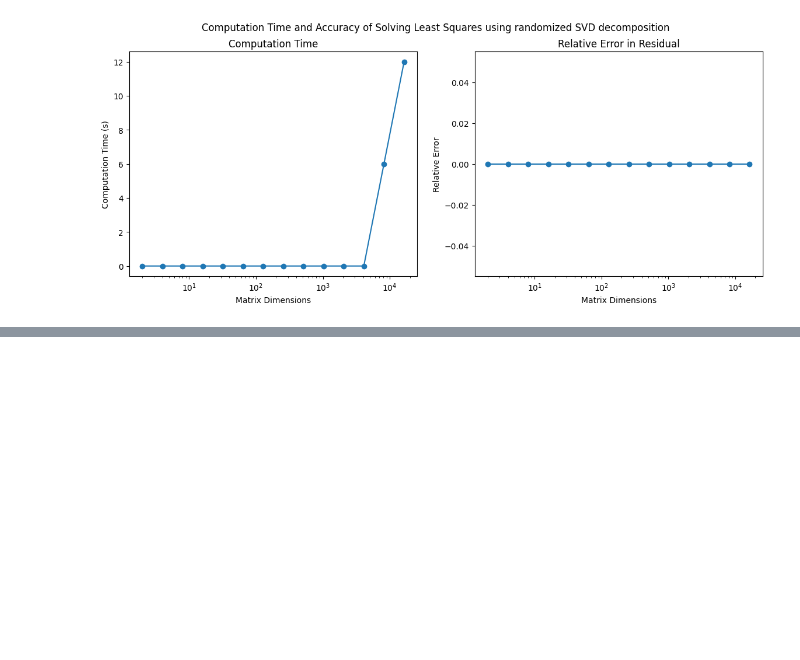
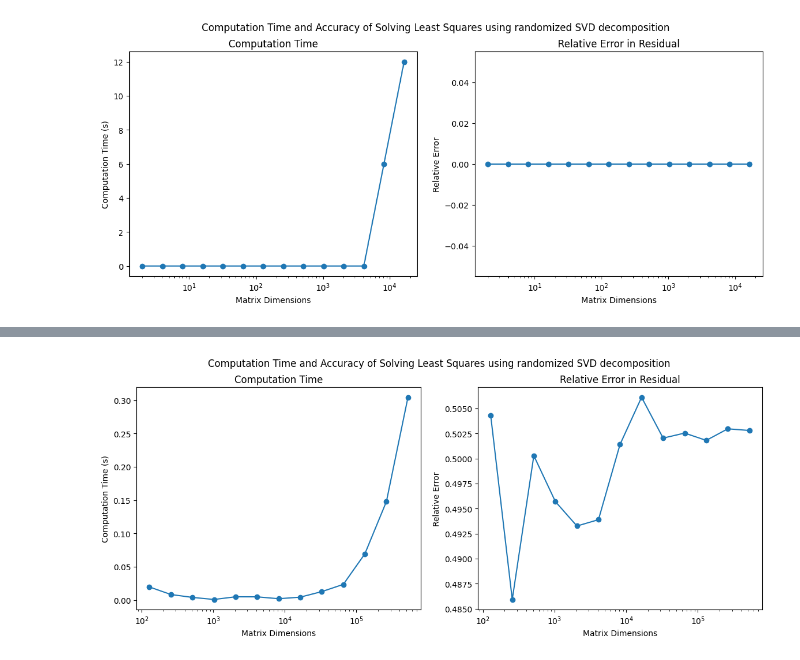
Before and after one commit to davism10/RandomizedSVD, a Jupyter notebook: Experiments/least_squares_test.ipynb, the cells around one changed output, grey strips where cells are left out. Saved outputs shown, nothing was run; the diff lists cells and outputs as text; code cells hidden in the pictures; blank space fills up the shorter version.

```diff
--- a/Experiments/least_squares_test.ipynb
+++ b/Experiments/least_squares_test.ipynb
@@ -324,0 +445,53 @@ plt.show()
+# %%
+# using randomized svd
+m_vals = 2 ** np.arange(7, 20)
+n_vals = 100 * np.ones_like(m_vals, dtype=int)
+
+rsvd_solve_errors = np.zeros_like(m_vals, dtype=float)
+rsvd_solve_runtimes = np.zeros_like(m_vals, dtype=float)
+
+for i, (m, n) in enumerate(zip(m_vals, n_vals)):
+
+    # randomly sample a linear system
+    A = uniform(size=(m, n))
+    b = uniform(size=m)
+
+    if m <= 100:
+        rank = m // 2
+    else:
+        rank = 10
+
+    if m <= 50:
+        prop = None
+    elif m <= 1000:
+        prop = 0.5
+    # elif m <= 5000:
+    #     prop = 0.1
+    else:
+        prop = 0.05
+    # solve using la.solve()
+    x, rel_error, compute_time = randomized_svd_solve(A, b, k=np.max([2, rank]), r=0, q=1, range_method="qr", proportion=prop)
+    rsvd_solve_errors[i] = rel_error
+    rsvd_solve_runtimes[i] = compute_time
+
+    # plot relative errors and runtimes against matrix dimension
+plt.figure(figsize=(14, 5))
+
+plt.subplot(121)
+plt.plot(m_vals, rsvd_solve_runtimes, marker='o')
+plt.title("Computation Time")
+plt.xlabel("Matrix Dimensions")
+plt.ylabel("Computation Time (s)")
+plt.xscale("log")
+
+plt.subplot(122)
+plt.plot(m_vals, rsvd_solve_errors, marker='o')
+plt.title("Relative Error in Residual")
+plt.xlabel("Matrix Dimensions")
+plt.ylabel("Relative Error")
+plt.xscale("log")
+
+plt.suptitle("Computation Time and Accuracy of Solving Least Squares using randomized SVD decomposition")
+plt.show()
+# %% [output]
+[figure, added]
```
Also changed, not shown: parts of 8 cells of this notebook, 12 other files.
